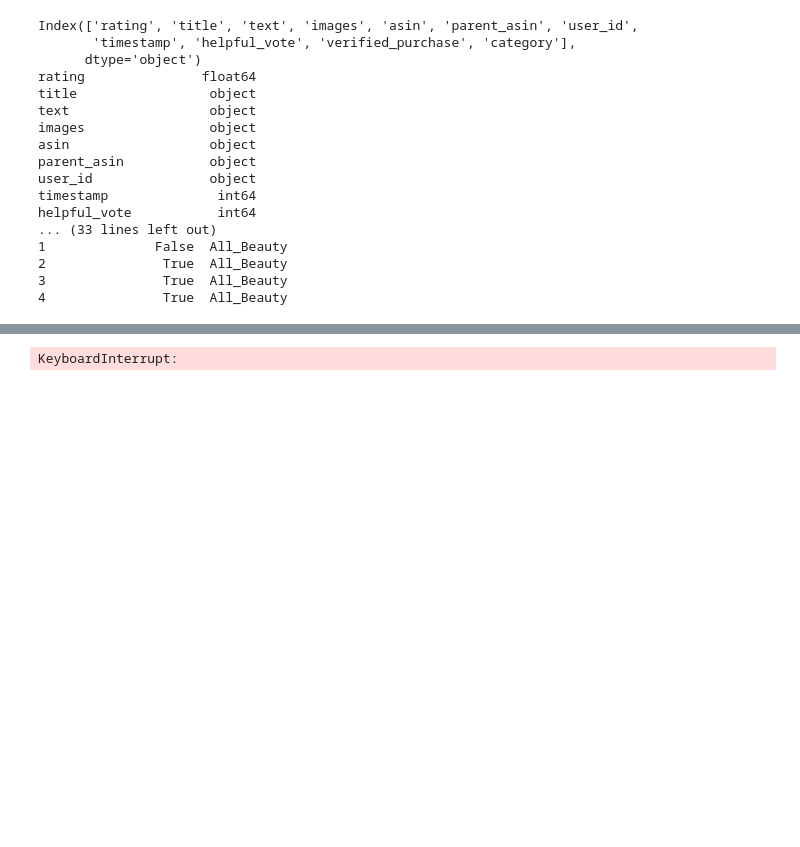
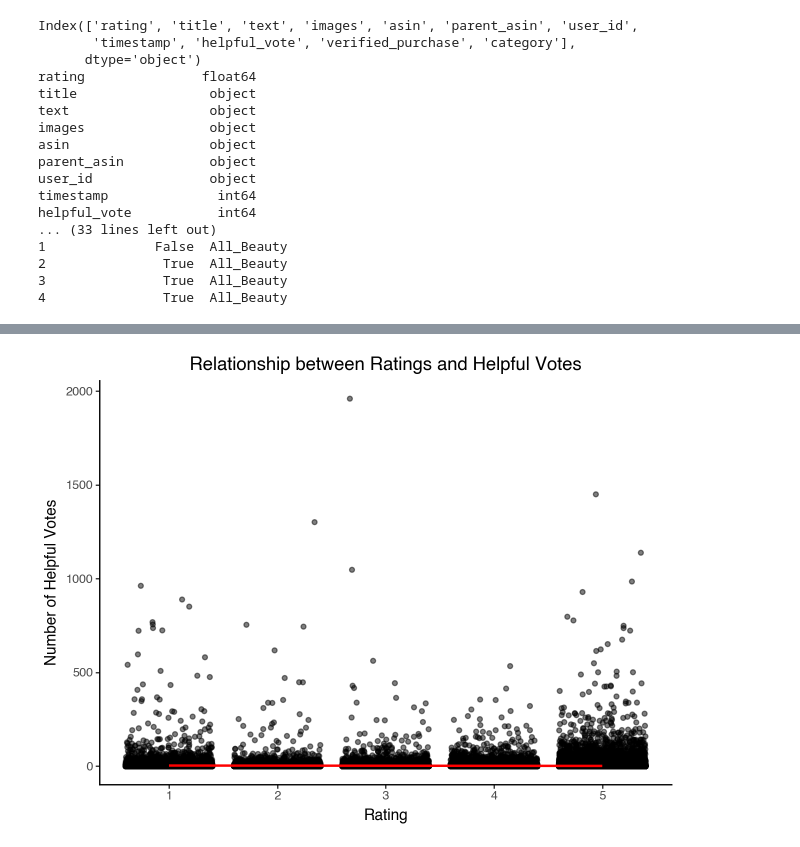
Before and after one commit to sueszli/amazeballs, a Jupyter notebook: src/analysis.ipynb, the cells around one changed output, grey strips where cells are left out. Saved outputs shown, nothing was run; the diff lists cells and outputs as text; code cells hidden in the pictures; blank space fills up the shorter version.

```diff
--- a/src/analysis.ipynb
+++ b/src/analysis.ipynb
@@ -56,11 +53,11 @@ import pandas as pd
 # %%
 # Relationship between rating and helpful votes
-(ggplot(data, aes(x='rating', y='helpful_vote'))
+(ggplot(df, aes(x='rating', y='helpful_vote'))
  + geom_jitter(alpha=0.5)
  + geom_smooth(method='lm', color='red')
  + labs(title='Relationship between Ratings and Helpful Votes',
         x='Rating',
         y='Number of Helpful Votes')
- + theme_minimal())
+ + theme_classic())
 # %% [output]
-KeyboardInterrupt:
+[figure, added]
```
Also changed, not shown: parts of 10 cells of this notebook, 1 other file.
